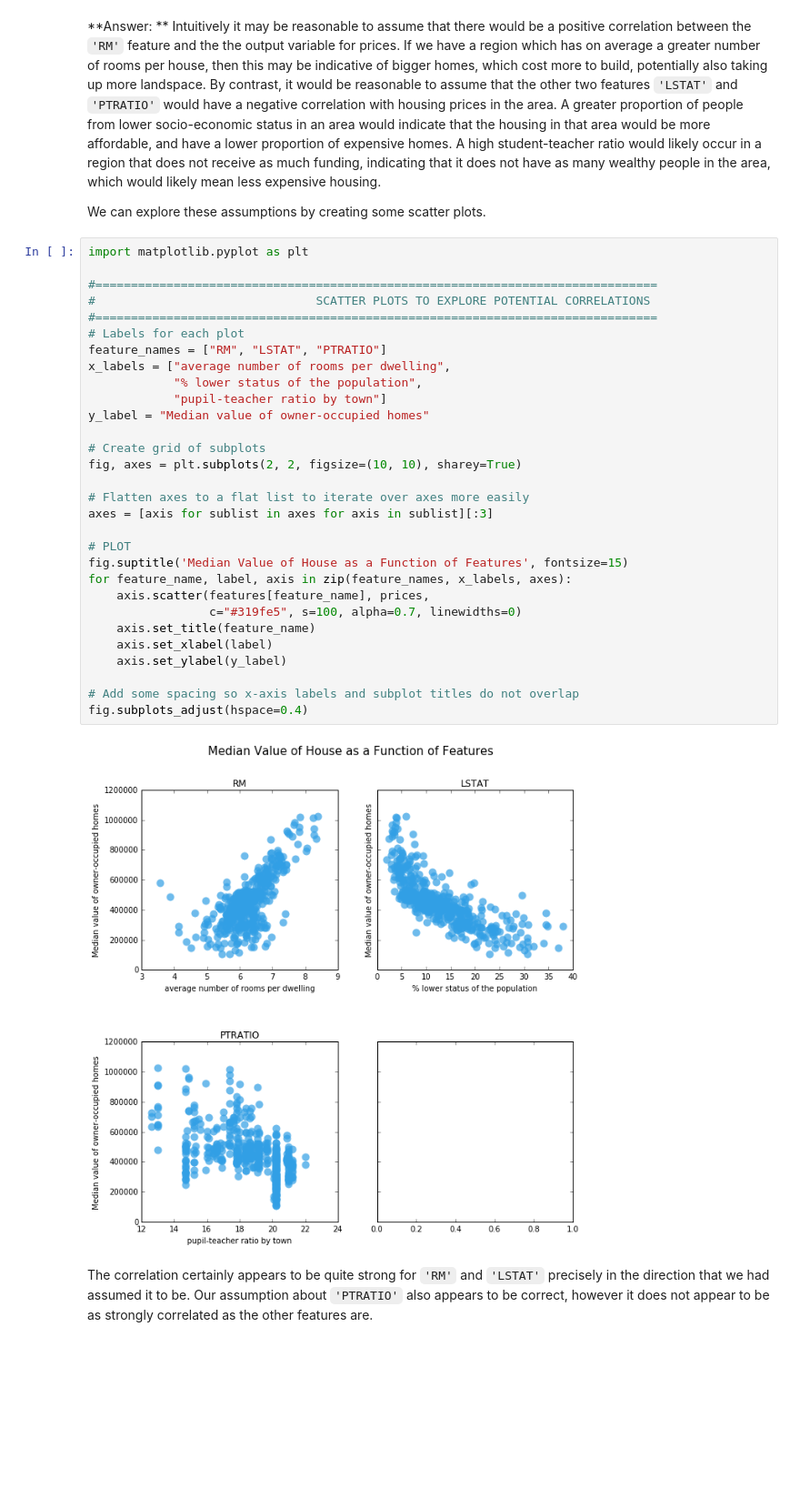
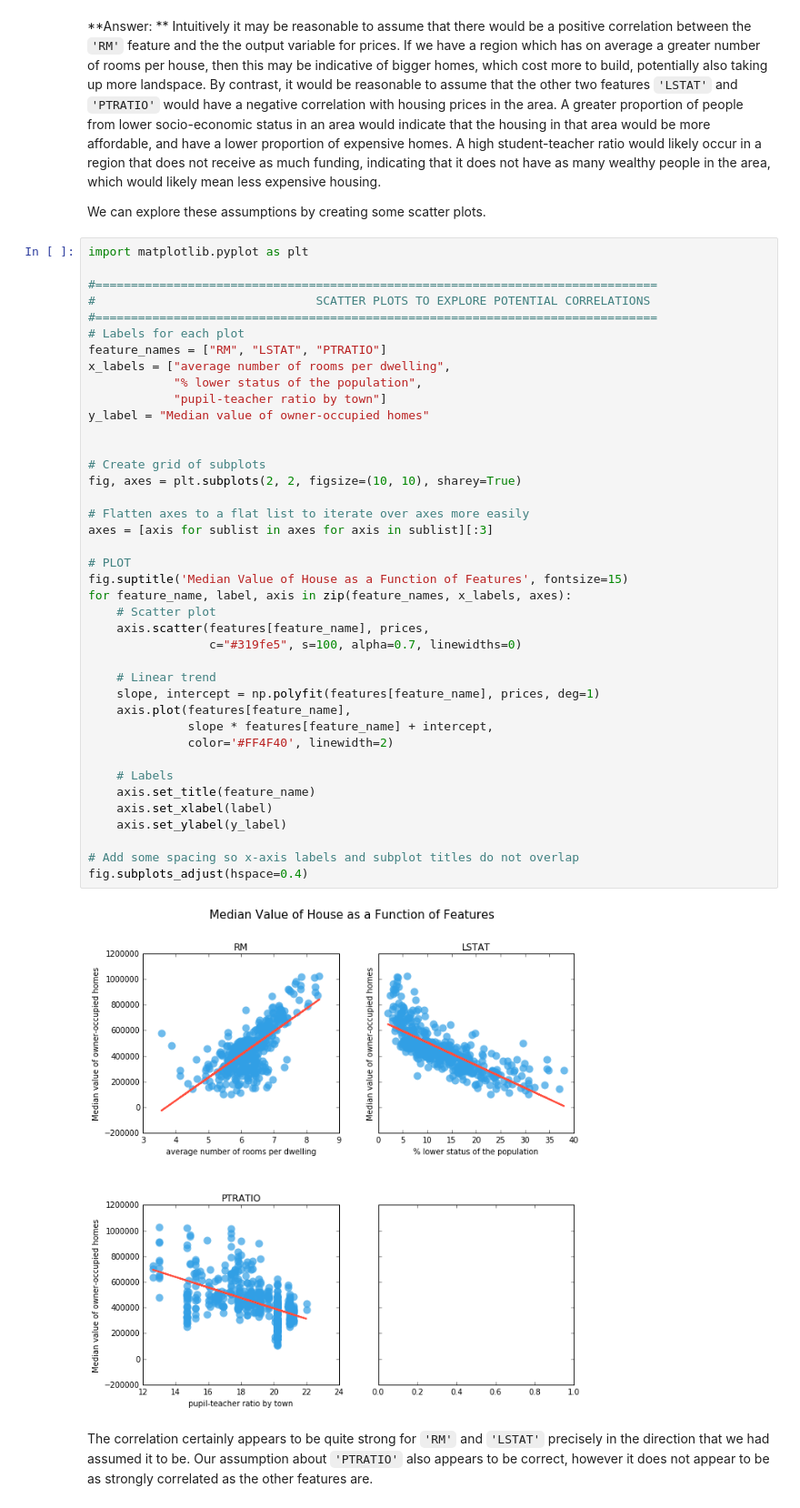
Before and after one commit to ronrest/udacity_mlnd_projects, a Jupyter notebook: p1_boston_housing/ boston_housing.ipynb, the cells around one changed output. Shown at 91% size. Saved outputs shown, nothing was run; the diff lists cells and outputs as text; blank space fills up the shorter version.

Commit message:
Modified summary stats to use numpy, and updated scatter plot to include line of best fit.

```diff
--- a/p1_boston_housing/ boston_housing.ipynb
+++ b/p1_boston_housing/ boston_housing.ipynb
@@ -90,34 +90,44 @@ We can explore these assumptions by creating some scatter plots.
 import matplotlib.pyplot as plt
 
 #===============================================================================
 #                               SCATTER PLOTS TO EXPLORE POTENTIAL CORRELATIONS
 #===============================================================================
 # Labels for each plot
 feature_names = ["RM", "LSTAT", "PTRATIO"]
 x_labels = ["average number of rooms per dwelling",
             "% lower status of the population",
             "pupil-teacher ratio by town"]
 y_label = "Median value of owner-occupied homes"
 
+
 # Create grid of subplots
 fig, axes = plt.subplots(2, 2, figsize=(10, 10), sharey=True)
 
 # Flatten axes to a flat list to iterate over axes more easily
 axes = [axis for sublist in axes for axis in sublist][:3]
 
 # PLOT
 fig.suptitle('Median Value of House as a Function of Features', fontsize=15)
 for feature_name, label, axis in zip(feature_names, x_labels, axes):
+    # Scatter plot
     axis.scatter(features[feature_name], prices,
                  c="#319fe5", s=100, alpha=0.7, linewidths=0)
+
+    # Linear trend
+    slope, intercept = np.polyfit(features[feature_name], prices, deg=1)
+    axis.plot(features[feature_name],
+              slope * features[feature_name] + intercept,
+              color='#FF4F40', linewidth=2)
+
+    # Labels
     axis.set_title(feature_name)
     axis.set_xlabel(label)
     axis.set_ylabel(y_label)
 
 # Add some spacing so x-axis labels and subplot titles do not overlap
 fig.subplots_adjust(hspace=0.4)
 # %% [output]
-[figure, old version]
+[figure, new version]
 # %% [markdown]
 The correlation certainly appears to be quite strong for `'RM'` and `'LSTAT'` precisely in the direction that we had assumed it to be. Our assumption about `'PTRATIO'` also appears to be correct, however it does not appear to be as strongly correlated as the other features are.
 # %% [markdown]
```
Also changed, not shown: parts of 1 cell of this notebook, 3 other files.
